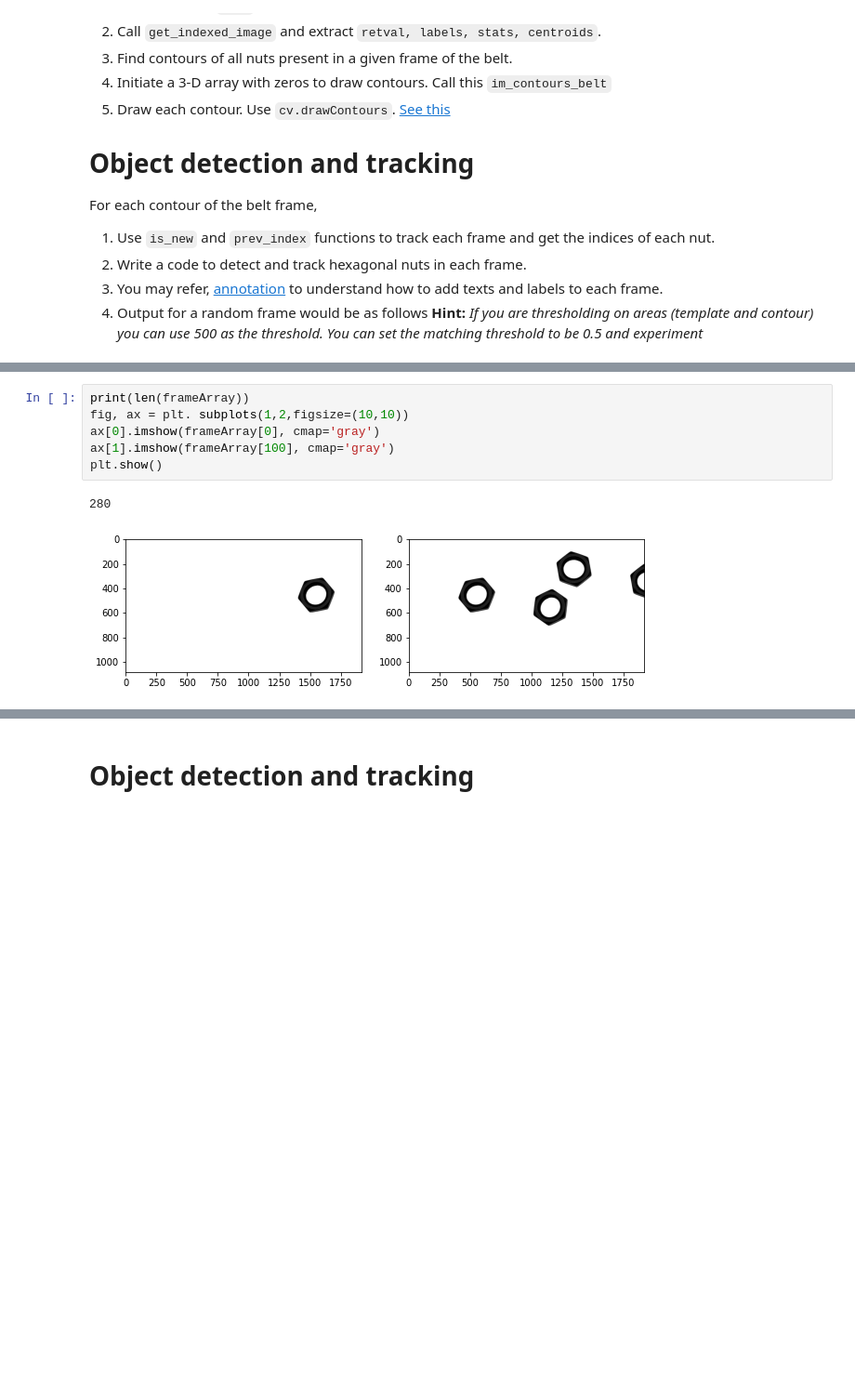
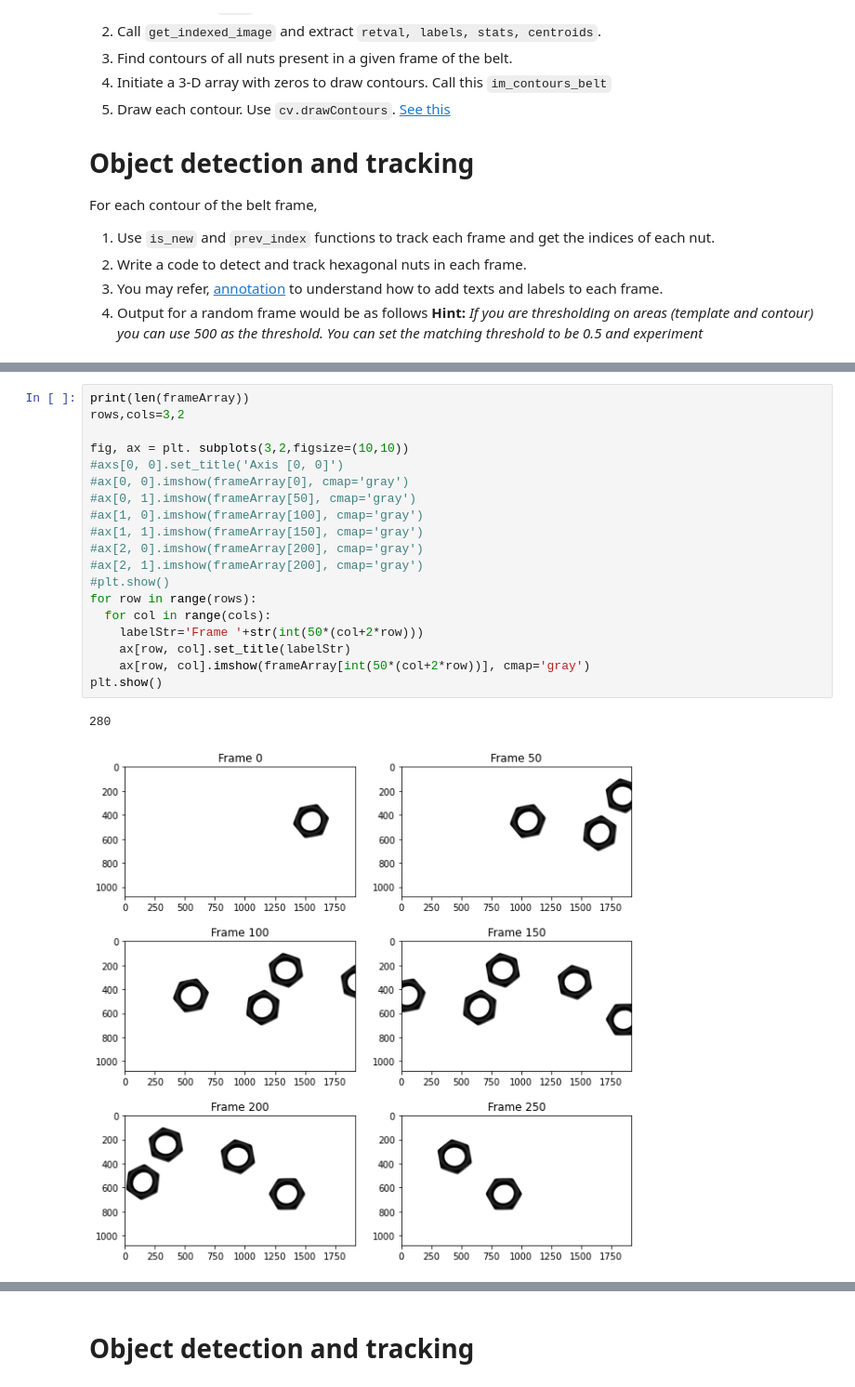
Before and after one commit to pahanmendis/EN2550, a Jupyter notebook: EN2550_2021_Object_Counting_on_a_Convey_Belt.ipynb, the cells around one changed output, grey strips where cells are left out. Shown at 93% size. Saved outputs shown, nothing was run; the diff lists cells and outputs as text; blank space fills up the shorter version.

```diff
--- a/EN2550_2021_Object_Counting_on_a_Convey_Belt.ipynb
+++ b/EN2550_2021_Object_Counting_on_a_Convey_Belt.ipynb
@@ -262,15 +306,28 @@ cap.release()
 cv.destroyAllWindows()
 # %% [output]
 Can't receive frame (stream end?). Exiting ...
-# %%
-print(len(frameArray))
-fig, ax = plt. subplots(1,2,figsize=(10,10))
-ax[0].imshow(frameArray[0], cmap='gray')
-ax[1].imshow(frameArray[100], cmap='gray')
-plt.show()
-# %% [output]
-280
-[figure, removed]
+# %%
+print(len(frameArray))
+rows,cols=3,2
+
+fig, ax = plt. subplots(3,2,figsize=(10,10))
+#axs[0, 0].set_title('Axis [0, 0]')
+#ax[0, 0].imshow(frameArray[0], cmap='gray')
+#ax[0, 1].imshow(frameArray[50], cmap='gray')
+#ax[1, 0].imshow(frameArray[100], cmap='gray')
+#ax[1, 1].imshow(frameArray[150], cmap='gray')
+#ax[2, 0].imshow(frameArray[200], cmap='gray')
+#ax[2, 1].imshow(frameArray[200], cmap='gray')
+#plt.show()
+for row in range(rows):
+  for col in range(cols):
+    labelStr='Frame '+str(int(50*(col+2*row)))
+    ax[row, col].set_title(labelStr)
+    ax[row, col].imshow(frameArray[int(50*(col+2*row))], cmap='gray')
+plt.show()
+# %% [output]
+280
+[figure, added]
 # %%
 #step2
 stats=[]
```
Also changed, not shown: parts of 31 cells of this notebook.
